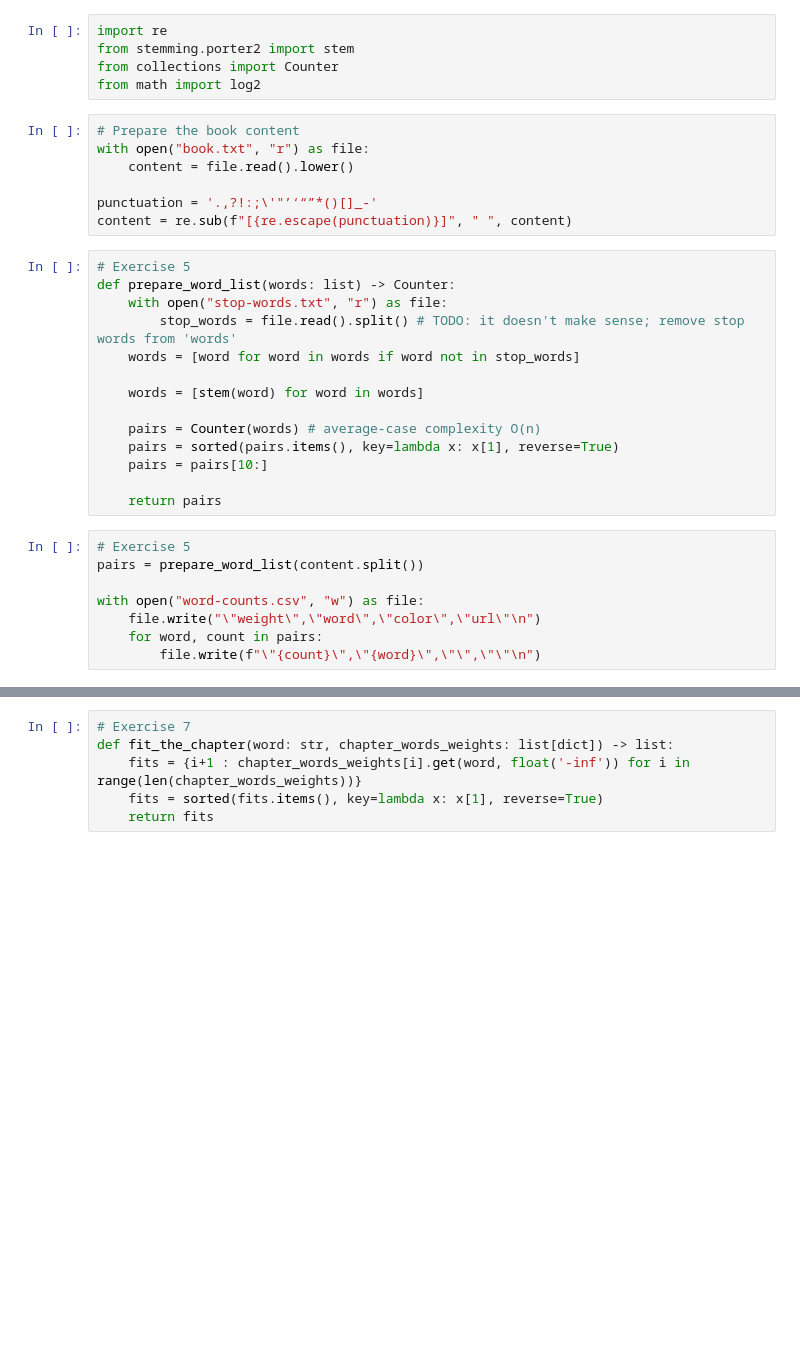
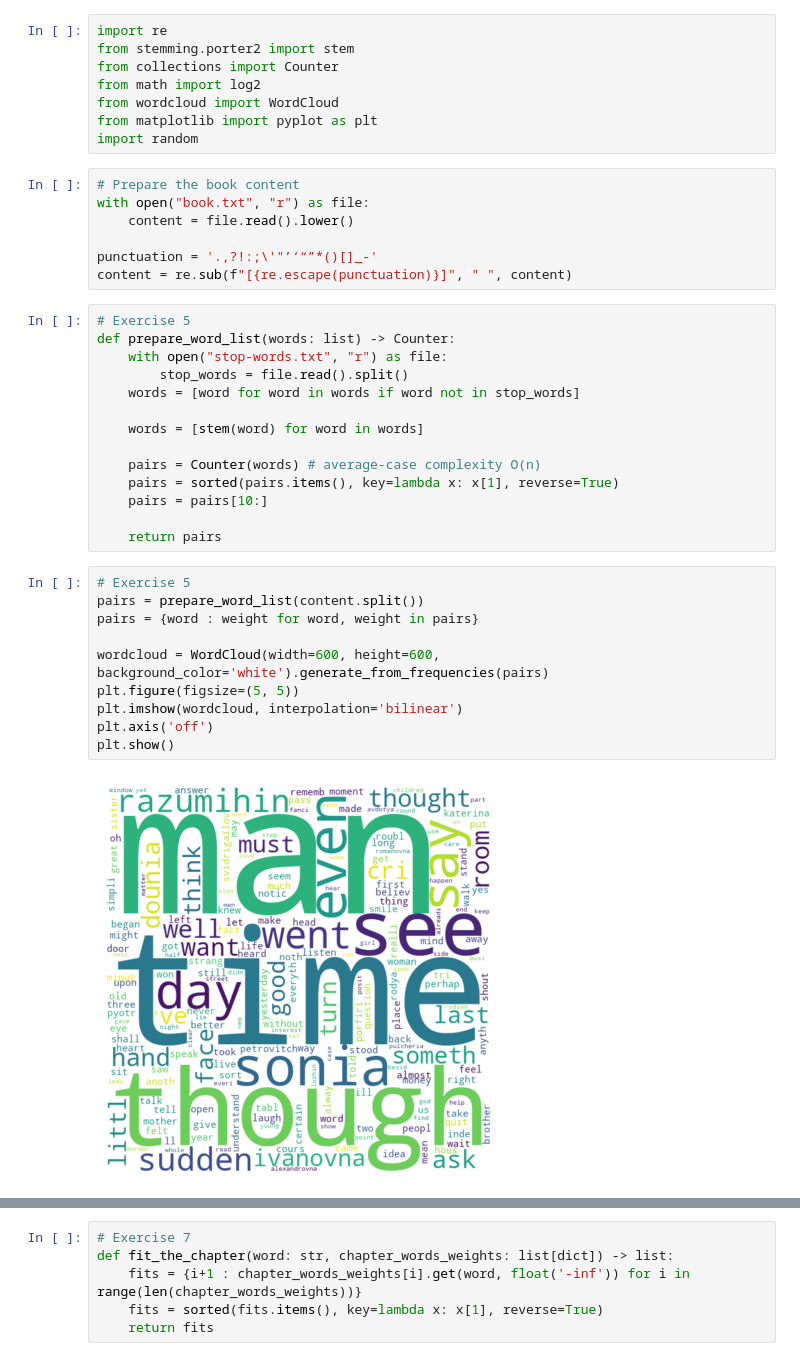
Before and after one commit to mikolajkrupinski/pwr-sem9, a Jupyter notebook: aad/lista1/ex.ipynb, the cells around one changed output, grey strips where cells are left out. Drawn from its saved outputs; the diff is of its cells as text; blank space fills up the shorter version.

```diff
--- a/aad/lista1/ex.ipynb
+++ b/aad/lista1/ex.ipynb
@@ -3,6 +3,9 @@ import re
 from stemming.porter2 import stem
 from collections import Counter
 from math import log2
+from wordcloud import WordCloud
+from matplotlib import pyplot as plt
+import random
 # %%
 # Prepare the book content
 with open("book.txt", "r") as file:
@@ -14,7 +17,7 @@ content = re.sub(f"[{re.escape(punctuation)}]", " ", content)
 # Exercise 5
 def prepare_word_list(words: list) -> Counter:
     with open("stop-words.txt", "r") as file:
-        stop_words = file.read().split() # TODO: it doesn't make sense; remove stop words from 'words'
+        stop_words = file.read().split()
     words = [word for word in words if word not in stop_words]
 
     words = [stem(word) for word in words]
@@ -24,14 +27,18 @@ def prepare_word_list(words: list) -> Counter:
     pairs = pairs[10:]
 
     return pairs
-# %%
-# Exercise 5
-pairs = prepare_word_list(content.split())
-
-with open("word-counts.csv", "w") as file:
-    file.write("\"weight\",\"word\",\"color\",\"url\"\n")
-    for word, count in pairs:
-        file.write(f"\"{count}\",\"{word}\",\"\",\"\"\n")
+# %%
+# Exercise 5
+pairs = prepare_word_list(content.split())
+pairs = {word : weight for word, weight in pairs}
+
+wordcloud = WordCloud(width=600, height=600, background_color='white').generate_from_frequencies(pairs)
+plt.figure(figsize=(5, 5))
+plt.imshow(wordcloud, interpolation='bilinear')
+plt.axis('off')
+plt.show()
+# %% [output]
+[figure, added]
 # %%
 # Exercise 6
 chapters = content.split("chapter")
```
Also changed, not shown: parts of 4 cells of this notebook, 5 other files.
